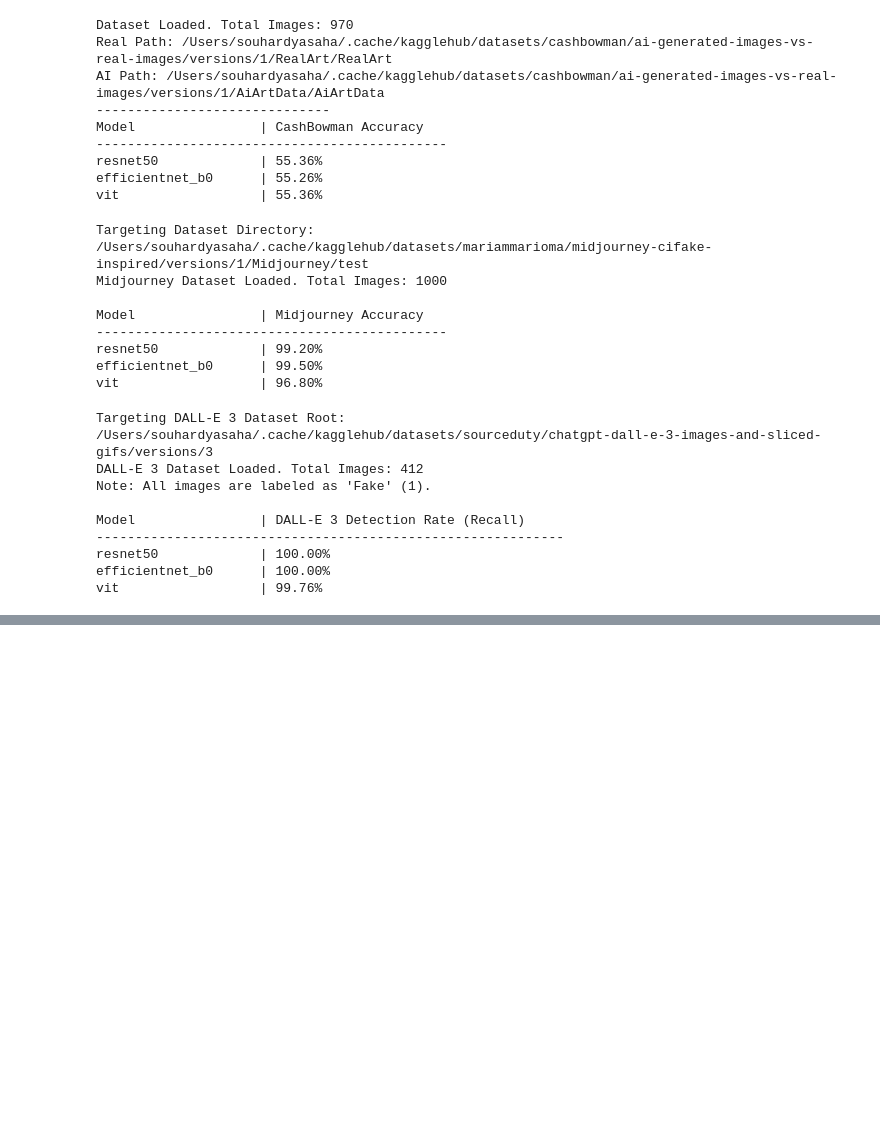
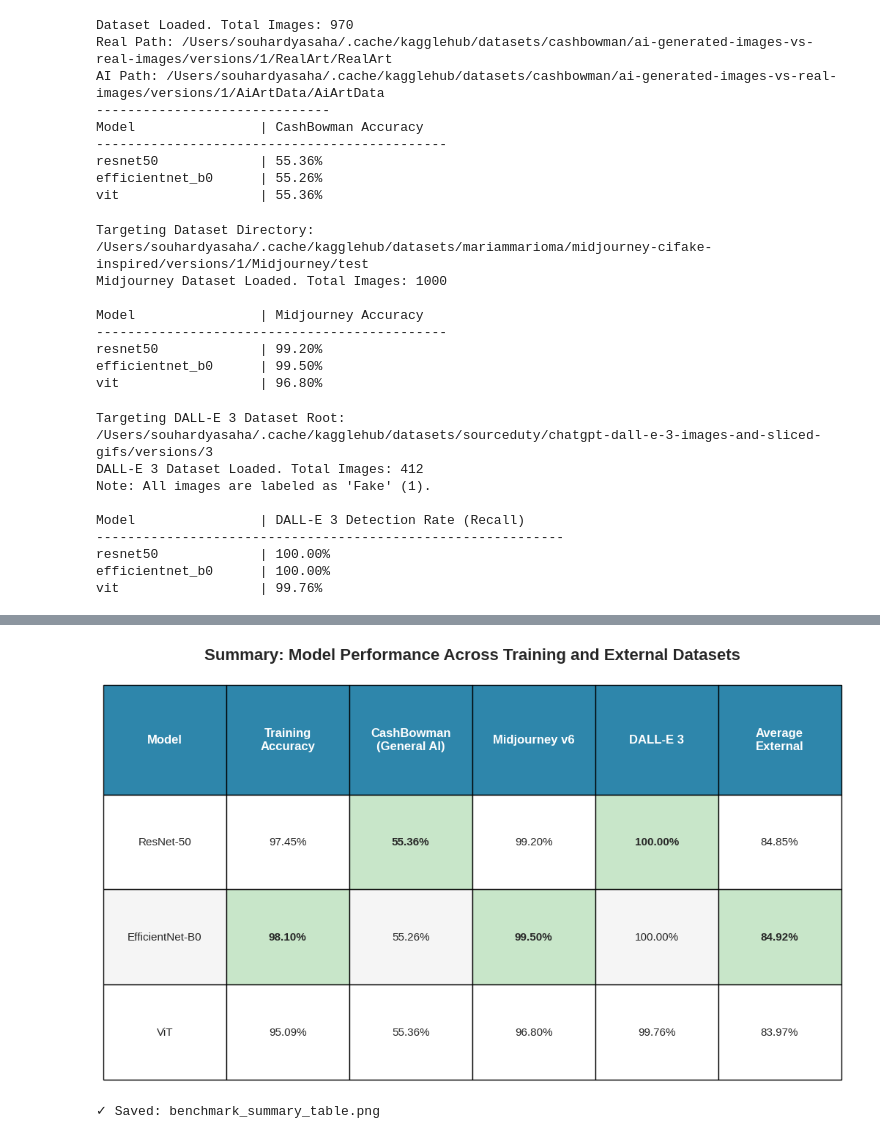
Before and after one commit to EmonRezaBD/GenPixel, a Jupyter notebook: ExternalBenchmarking.ipynb, the cells around one changed output, grey strips where cells are left out. Drawn from its saved outputs; the diff is of its cells as text; code cells hidden in the pictures; blank space fills up the shorter version.

```diff
--- a/ExternalBenchmarking.ipynb
+++ b/ExternalBenchmarking.ipynb
@@ -437,0 +671,77 @@ vit                  | 99.76%
+# %%
+# Figure 4: Summary Statistics Table Visualization
+fig, ax = plt.subplots(figsize=(13, 7))
+ax.axis('tight')
+ax.axis('off')
+
+datasets = list(benchmark_results.keys())
+model_names_display = ['ResNet-50', 'EfficientNet-B0', 'ViT']
+model_keys = ['resnet50', 'efficientnet_b0', 'vit']
+
+# Prepare table data
+table_data = []
+headers = ['Model', 'Training\nAccuracy', 'CashBowman\n(General AI)',
+           'Midjourney v6', 'DALL-E 3', 'Average\nExternal']
+
+for model_key, model_display in zip(model_keys, model_names_display):
+    train_acc = training_accuracies[model_key]
+    cashbowman = benchmark_results['CashBowman (General AI)'][model_key]
+    midjourney = benchmark_results['Midjourney v6'][model_key]
+    dalle = benchmark_results['DALL-E 3'][model_key]
+    avg_external = np.mean([cashbowman, midjourney, dalle])
+
+    table_data.append([
+        model_display,
+        f'{train_acc:.2f}%',
+        f'{cashbowman:.2f}%',
+        f'{midjourney:.2f}%',
+        f'{dalle:.2f}%',
+        f'{avg_external:.2f}%'
+    ])
+
+# Create table
+table = ax.table(cellText=table_data, colLabels=headers,
+                cellLoc='center', loc='center',
+                bbox=[0, 0, 1, 1])
+
+# Style the table with better colors
+table.auto_set_font_size(False)
+table.set_fontsize(12)
+table.scale(1, 2.2)
+
+# Modern header color
+header_color = '#2E86AB'  # Professional blue
+for i in range(len(headers)):
+    table[(0, i)].set_facecolor(header_color)
+    table[(0, i)].set_text_props(weight='bold', color='white')
+    table[(0, i)].set_height(0.15)
+
+# Alternate row colors with better contrast
+row_colors = ['#FFFFFF', '#F5F5F5']  # White and light gray
+for i in range(1, len(table_data) + 1):
+    for j in range(len(headers)):
+        color_idx = (i - 1) % 2
+        table[(i, j)].set_facecolor(row_colors[color_idx])
+        table[(i, j)].set_height(0.13)
+        table[(i, j)].set_text_props(fontsize=11)
+
+# Highlight best values in each column with subtle green
+highlight_color = '#C8E6C9'  # Light green
+for col_idx in range(1, len(headers)):  # Skip model name column
+    values = []
+    for row_idx in range(1, len(table_data) + 1):
+        val_str = table_data[row_idx - 1][col_idx].replace('%', '')
+        values.append(float(val_str))
+
+    best_idx = np.argmax(values)
+    table[(best_idx + 1, col_idx)].set_facecolor(highlight_color)
+    table[(best_idx + 1, col_idx)].set_text_props(weight='bold')
+
+plt.title('Summary: Model Performance Across Training and External Datasets',
+         fontsize=16, fontweight='bold', pad=25)
+plt.savefig('benchmark_summary_table.png', bbox_inches='tight', facecolor='white', dpi=300)
+plt.show()
+print("✓ Saved: benchmark_summary_table.png")
+# %% [output]
+[figure, added]
+✓ Saved: benchmark_summary_table.png
```
Also changed, not shown: parts of 5 cells of this notebook, 5 other files.
